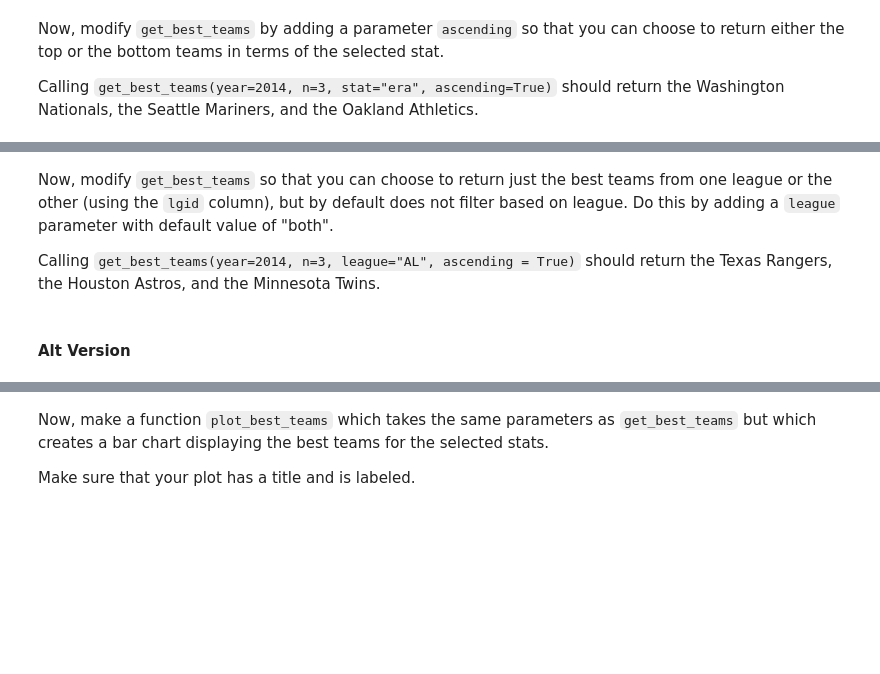
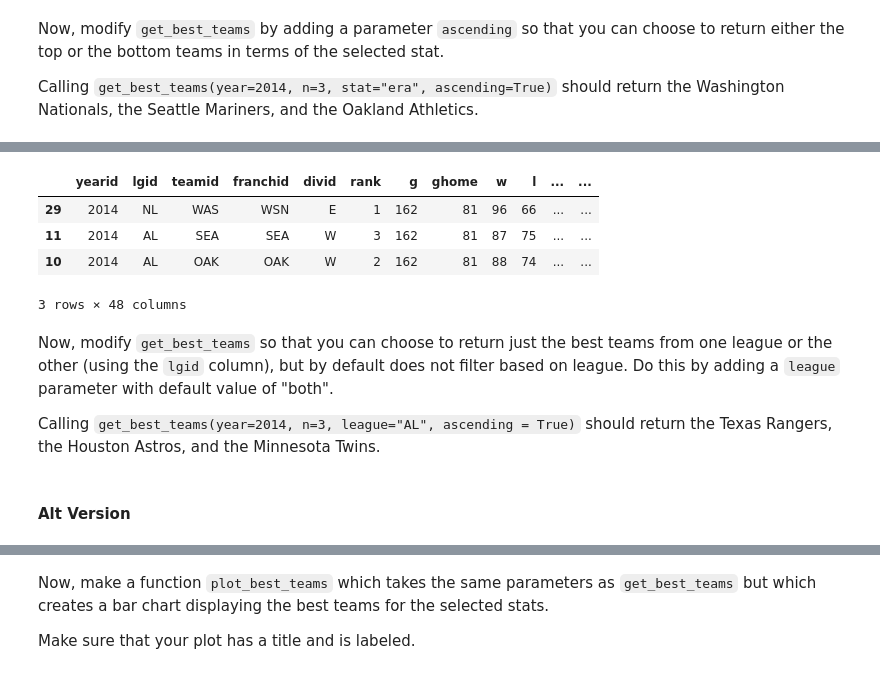
Before and after one commit to NSS-Data-Analytics-Cohort-11/loops-functions-practice-derekbeistad, a Jupyter notebook: notebooks/Loops_and_Functions_Practice.ipynb, the cells around one changed output, grey strips where cells are left out. Cells and saved outputs as stored; diff of their text form; code cells hidden in the pictures; blank space fills up the shorter version.

```diff
--- a/notebooks/Loops_and_Functions_Practice.ipynb
+++ b/notebooks/Loops_and_Functions_Practice.ipynb
@@ -235,3 +232,0 @@ def get_best_teams(year, n = 5, stat = 'w'):
-# %%
-def alt_get_best_teams(year, n = 5, stat = 'w'):
-    return teams[teams['yearid'] == year].sort_values(stat, ascending = False).head(n)
@@ -239,0 +235,3 @@ def alt_get_best_teams(year, n = 5, stat = 'w'):
+# %%
+def alt_get_best_teams(year, n = 5, stat = 'w'):
+    return get_teams(year).sort_values(stat, ascending = False).head(n)
@@ -262,3 +265,0 @@ def get_best_teams(year, n = 5, stat = 'w', ascending = False):
-# %%
-def alt_get_best_teams(year, n = 5, stat = 'w', ascending = False):
-    return teams[teams['yearid'] == year].sort_values(stat, ascending = ascending).head(n)
@@ -267,3 +268,14 @@ def alt_get_best_teams(year, n = 5, stat = 'w', ascending = False):
+# %%
+def alt_get_best_teams(year, n = 5, stat = 'w', ascend = False):
+    return get_teams(year).sort_values(stat, ascending = ascend).head(n)
+# %%
+alt_get_best_teams(year=2014, n=3, stat="era", ascend=True)
+# %% [output]
+|  | yearid | lgid | teamid | franchid | divid | rank | g | ghome | w | l | ... | ... |
+| 29 | 2014 | NL | WAS | WSN | E | 1 | 162 | 81 | 96 | 66 | ... | ... |
+| 11 | 2014 | AL | SEA | SEA | W | 3 | 162 | 81 | 87 | 75 | ... | ... |
+| 10 | 2014 | AL | OAK | OAK | W | 2 | 162 | 81 | 88 | 74 | ... | ... |
+3 rows × 48 columns
 # %% [markdown]
 Now, modify `get_best_teams` so that you can choose to return just the best teams from one league or the other (using the `lgid` column), but by default does not filter based on league. Do this by adding a `league` parameter with default value of "both".
 
@@ -294,5 +306,3 @@ def get_best_teams(year, n = 5, stat = 'w', league = 'both', ascending = True):
     return pd.read_sql(text(query), con = engine)
 # %%
 # get_best_teams(year=2014, n=3, league="al", ascending = True)
-# %% [markdown]
-#### Alt Version
@@ -310,0 +309,2 @@ def alt_get_best_teams(year, n = 5, stat = 'w', league = 'both', ascending = Fal
+# %% [markdown]
+#### Alt Version
```
Also changed, not shown: parts of 37 cells of this notebook.
